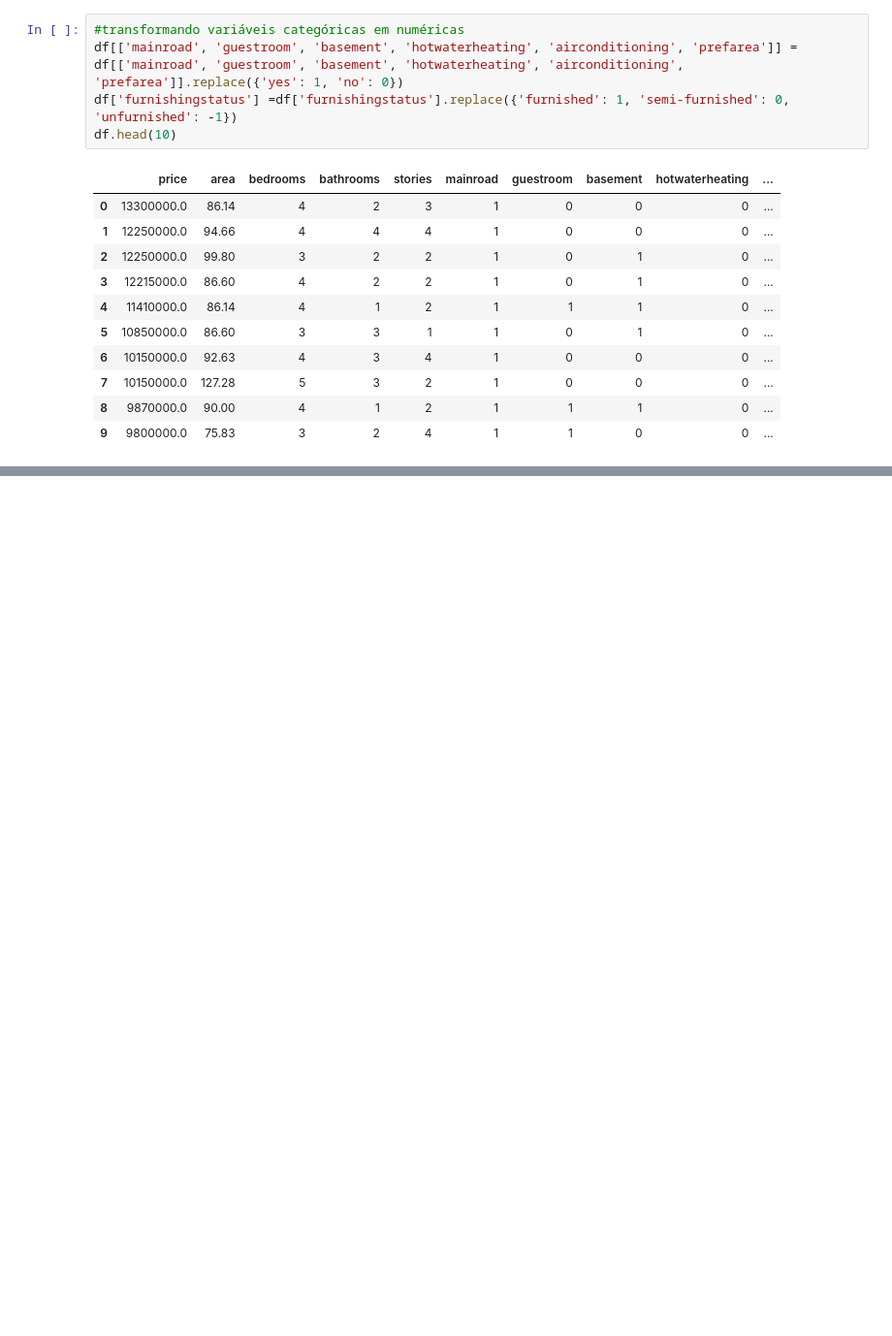
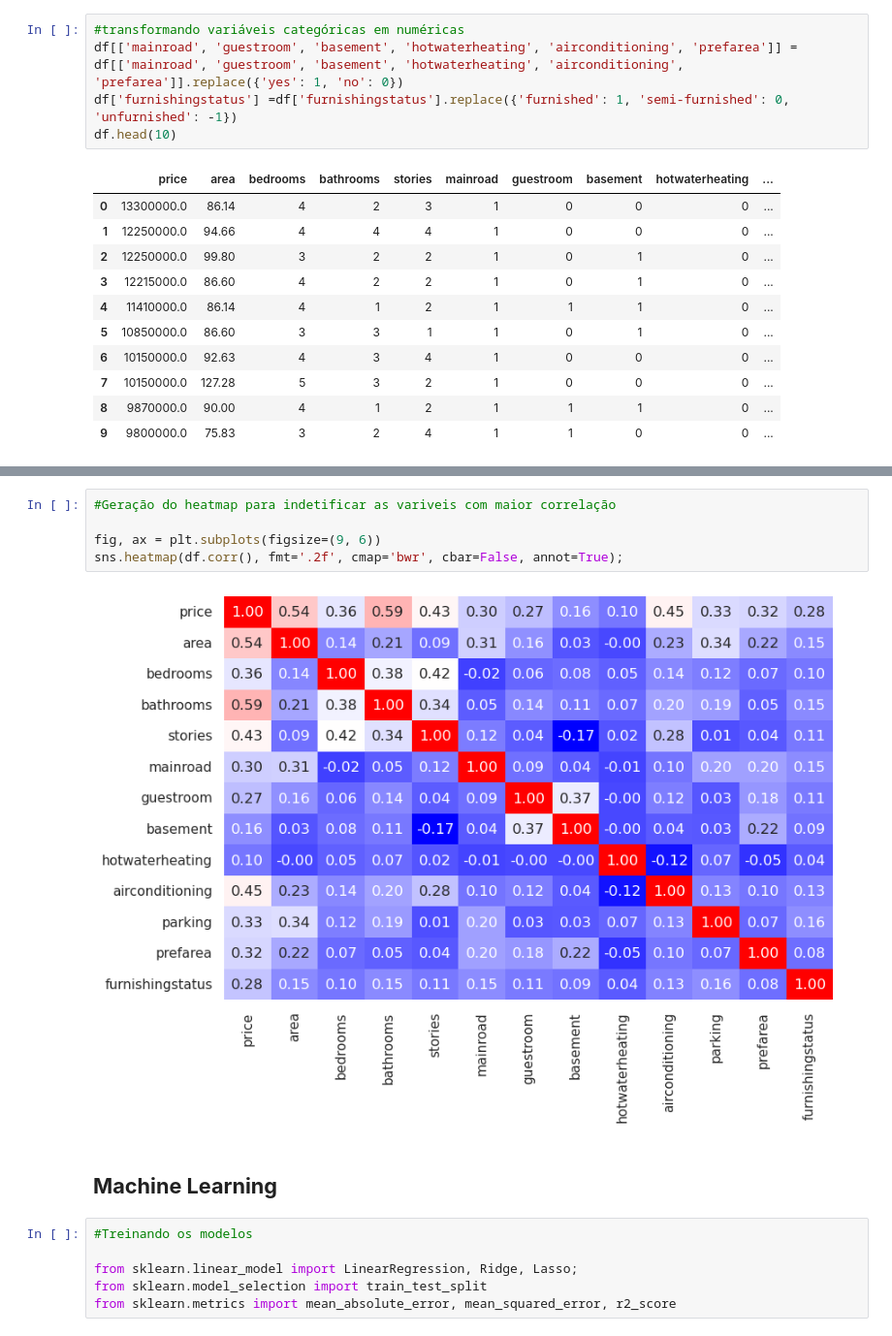
Before and after one commit to GuilhermeHigino05/DataScience-Learnings, a Jupyter notebook: Pratica/Housing.ipynb, the cells around one changed output, grey strips where cells are left out. Shown at 97% size. Cells and saved outputs as stored; diff of their text form; blank space fills up the shorter version.

```diff
--- a/Pratica/Housing.ipynb
+++ b/Pratica/Housing.ipynb
@@ -255,0 +317,15 @@ Text(0, 0.5, 'Preco')
+# %%
+#Geração do heatmap para indetificar as variveis com maior correlação
+
+fig, ax = plt.subplots(figsize=(9, 6))
+sns.heatmap(df.corr(), fmt='.2f', cmap='bwr', cbar=False, annot=True);
+# %% [output]
+[figure, added]
+# %% [markdown]
+## **Machine Learning**
+# %%
+#Treinando os modelos
+
+from sklearn.linear_model import LinearRegression, Ridge, Lasso;
+from sklearn.model_selection import train_test_split
+from sklearn.metrics import mean_absolute_error, mean_squared_error, r2_score
```
Also changed, not shown: parts of 14 cells of this notebook, 4 other files.
